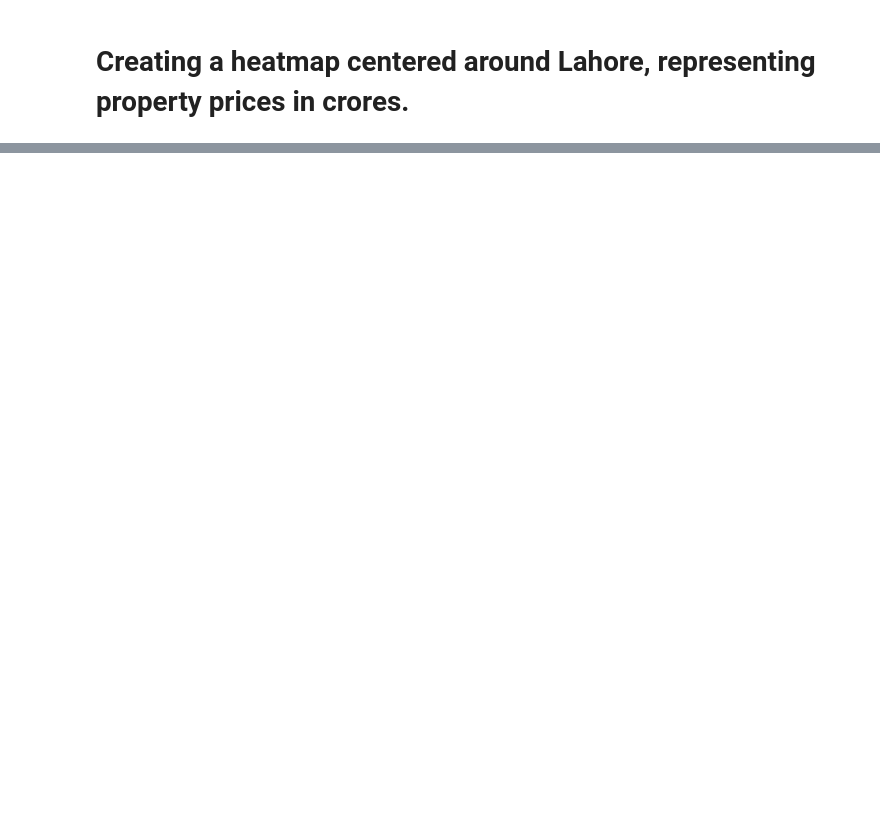
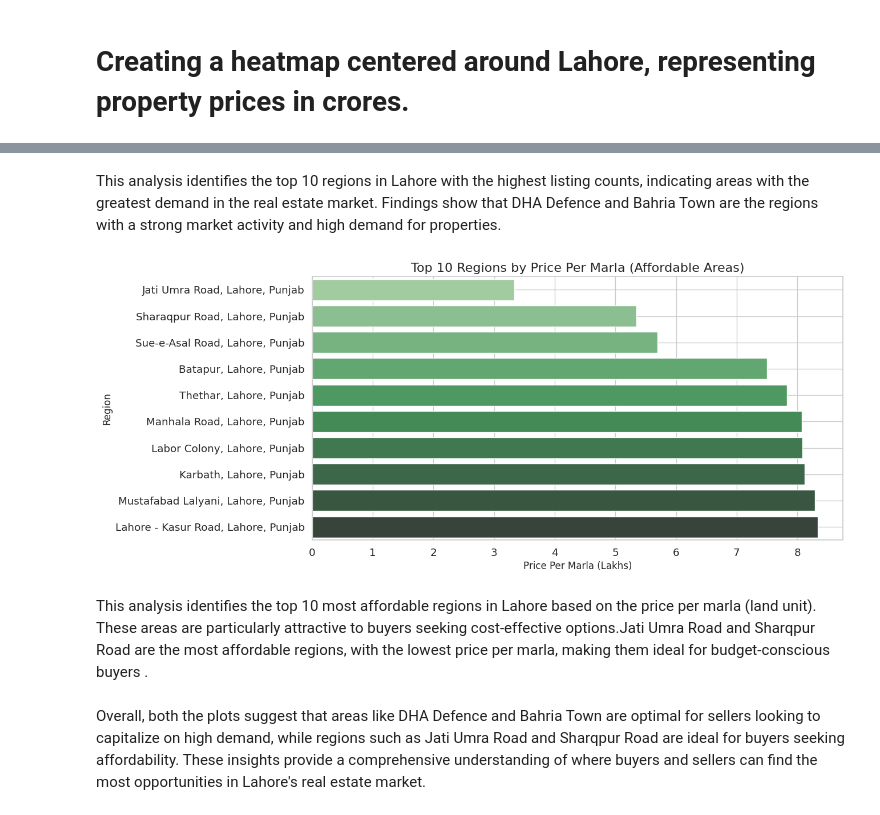
Before and after one commit to potatobox1/Data_Science_Project, a Jupyter notebook: analysis.ipynb, the cells around one changed output, grey strips where cells are left out. Cells and saved outputs as stored; diff of their text form; code cells hidden in the pictures; blank space fills up the shorter version.

Commit message:
updated analysis nb

```diff
--- a/analysis.ipynb
+++ b/analysis.ipynb
@@ -435,0 +596,19 @@ display(m)
+# %% [markdown]
+This analysis identifies the top 10 regions in Lahore with the highest listing counts, indicating areas with the greatest demand in the real estate market.
+Findings show that DHA Defence and Bahria Town are the regions with a strong market activity and high demand for properties.
+# %%
+# 2. Top 10 Regions by Price Per Marla (Affordable Areas)
+top_regions_by_price = location_summary.sort_values(by='price_per_marla', ascending=True).head(10)
+plt.figure(figsize=(12, 6))
+sns.barplot(x='price_per_marla', y='location', data=top_regions_by_price, palette='Greens_d')
+plt.title('Top 10 Regions by Price Per Marla (Affordable Areas)', fontsize=16)
+plt.xlabel('Price Per Marla (Lakhs)', fontsize=12)
+plt.ylabel('Region', fontsize=12)
+plt.grid(True)
+plt.show()
+# %% [output]
+[figure, added]
+# %% [markdown]
+This analysis identifies the top 10 most affordable regions in Lahore based on the price per marla (land unit). These areas are particularly attractive to buyers seeking cost-effective options.Jati Umra Road and Sharqpur Road are the most affordable regions, with the lowest price per marla, making them ideal for budget-conscious buyers .
+# %% [markdown]
+Overall, both the plots suggest that areas like DHA Defence and Bahria Town are optimal for sellers looking to capitalize on high demand, while regions such as Jati Umra Road and Sharqpur Road are ideal for buyers seeking affordability. These insights provide a comprehensive understanding of where buyers and sellers can find the most opportunities in Lahore's real estate market.
```
Also changed, not shown: parts of 21 cells of this notebook.
